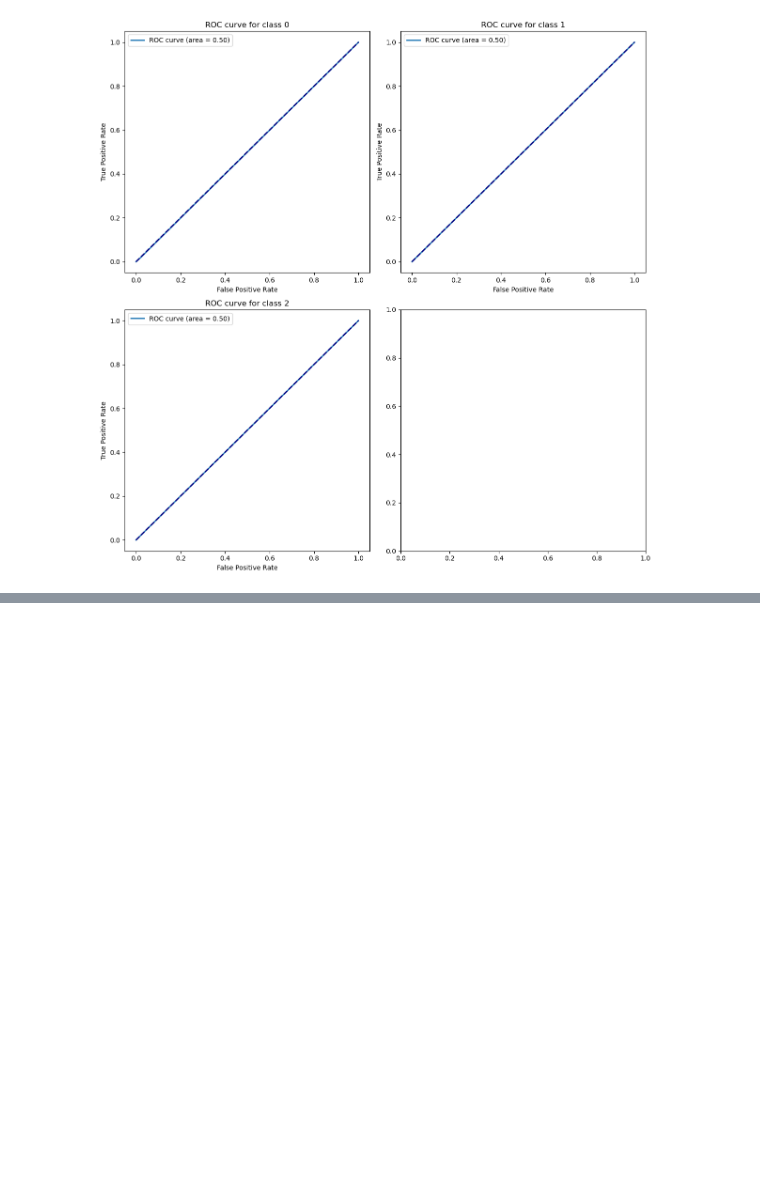
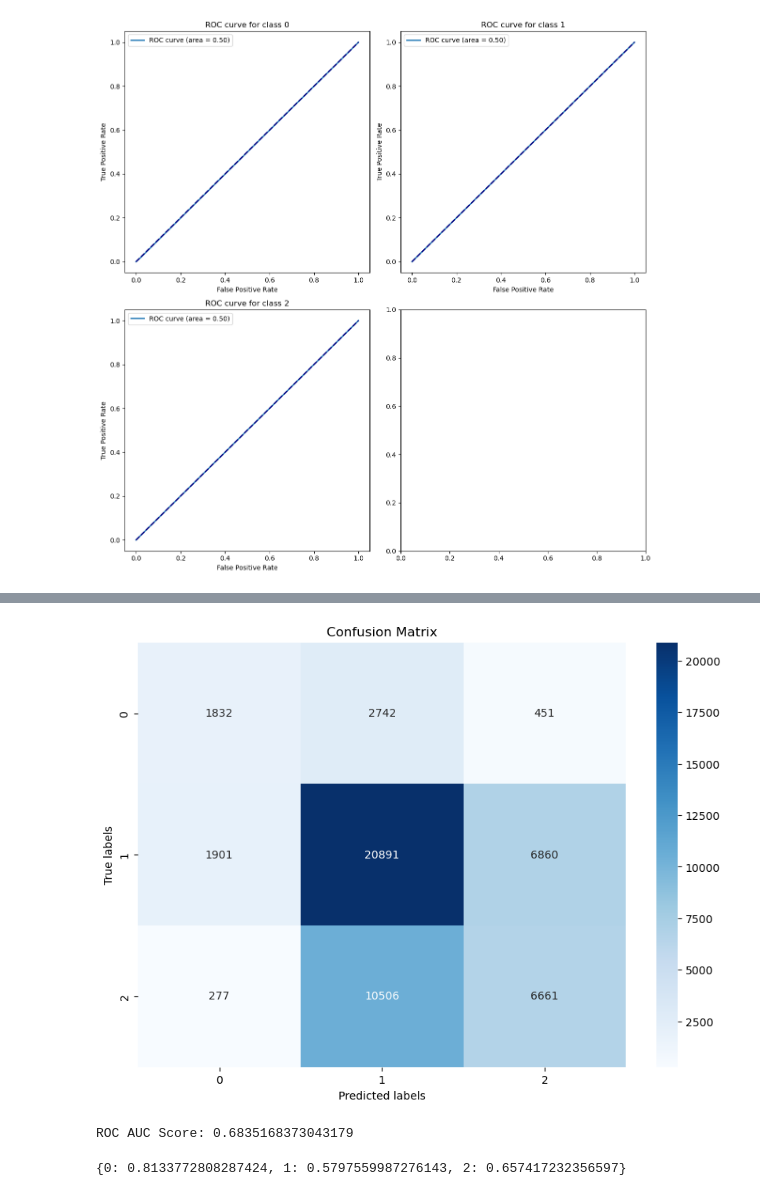
Before and after one commit to ReiannaLiu/Modeling-Earthquake-Damage, a Jupyter notebook: Modeling/naive_bayes_modeling.ipynb, the cells around one changed output, grey strips where cells are left out. Drawn from its saved outputs; the diff is of its cells as text; code cells hidden in the pictures; blank space fills up the shorter version.

Commit message:
update decision tree and naive bayes models

```diff
--- a/Modeling/naive_bayes_modeling.ipynb
+++ b/Modeling/naive_bayes_modeling.ipynb
@@ -188,0 +205,16 @@ plt.show()
+# %%
+# Create a GaussianNB object
+gnb = GaussianNB()
+
+# Define a range of var_smoothing values to test
+params = {'var_smoothing': [1e-10, 1e-9, 1e-8, 1e-7, 1e-6, 1e-5, 1e-4, 1e-3, 1e-2, 1e-1]}
+
+# Set up the grid search to test each parameter
+grid_search = GridSearchCV(estimator=gnb, param_grid=params, cv=50)
+
+# Fit the grid search to the data
+grid_search.fit(X_train, y_train)
+
+# Print the best parameter and the score for the full training set
+print("Best Parameter: ", grid_search.best_params_)
+print("Best Score: ", grid_search.best_score_)
@@ -188,0 +224,14 @@ plt.show()
+# %%
+model = GaussianNB(var_smoothing=1e-1)
+model.fit(X_train, y_train)
+y_pred = model.predict(X_test)
+
+print(classification_report(y_test, y_pred))
+print(confusion_matrix(y_test, y_pred))
+print("Accuracy Score:", accuracy_score(y_test, y_pred))
+print("F1 Score (Weighted):", f1_score(y_test, y_pred, average='weighted'))
+print("Precision Score (Weighted):", precision_score(y_test, y_pred, average='weighted'))
+print("Recall Score (Weighted):", recall_score(y_test, y_pred, average='weighted'))
+
+y_pred_proba = grid_search.best_estimator_.predict_proba(X_test)
+print("ROC AUC Score:", roc_auc_score(y_test, y_pred_proba, multi_class='ovr', average='weighted'))
@@ -188,0 +288,25 @@ plt.show()
+# %%
+cm = confusion_matrix(y_test, y_pred)
+
+# Plot the confusion matrix using Seaborn's heatmap
+plt.figure(figsize=(10, 7))
+sns.heatmap(cm, annot=True, fmt='g', cmap='Blues')
+plt.xlabel('Predicted labels')
+plt.ylabel('True labels')
+plt.title('Confusion Matrix')
+plt.show()
+# %% [output]
+[figure, added]
+# %%
+print("ROC AUC Score:", roc_auc_score(y_test, y_pred_proba, multi_class='ovr'))
+# get the roc curve for each class
+fpr = dict()
+tpr = dict()
+roc_auc = dict()
+for i in range(3):
+    fpr[i], tpr[i], _ = roc_curve(y_test, y_pred_proba[:, i], pos_label=i+1)
+    roc_auc[i] = auc(fpr[i], tpr[i])
+roc_auc
+# %% [output]
+ROC AUC Score: 0.6835168373043179
+{0: 0.8133772808287424, 1: 0.5797559987276143, 2: 0.657417232356597}
```
Also changed, not shown: parts of 11 cells of this notebook, 20 other files.
